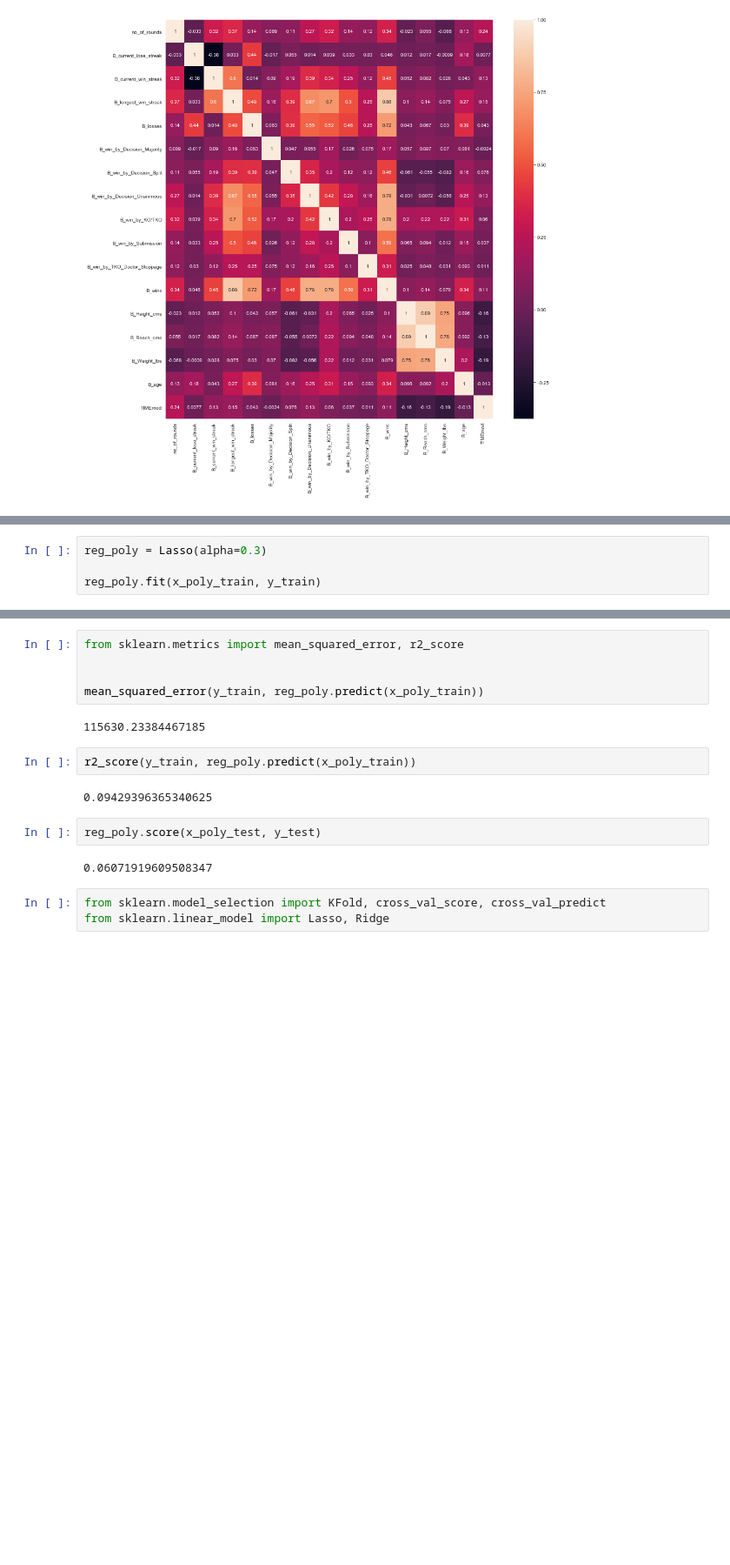
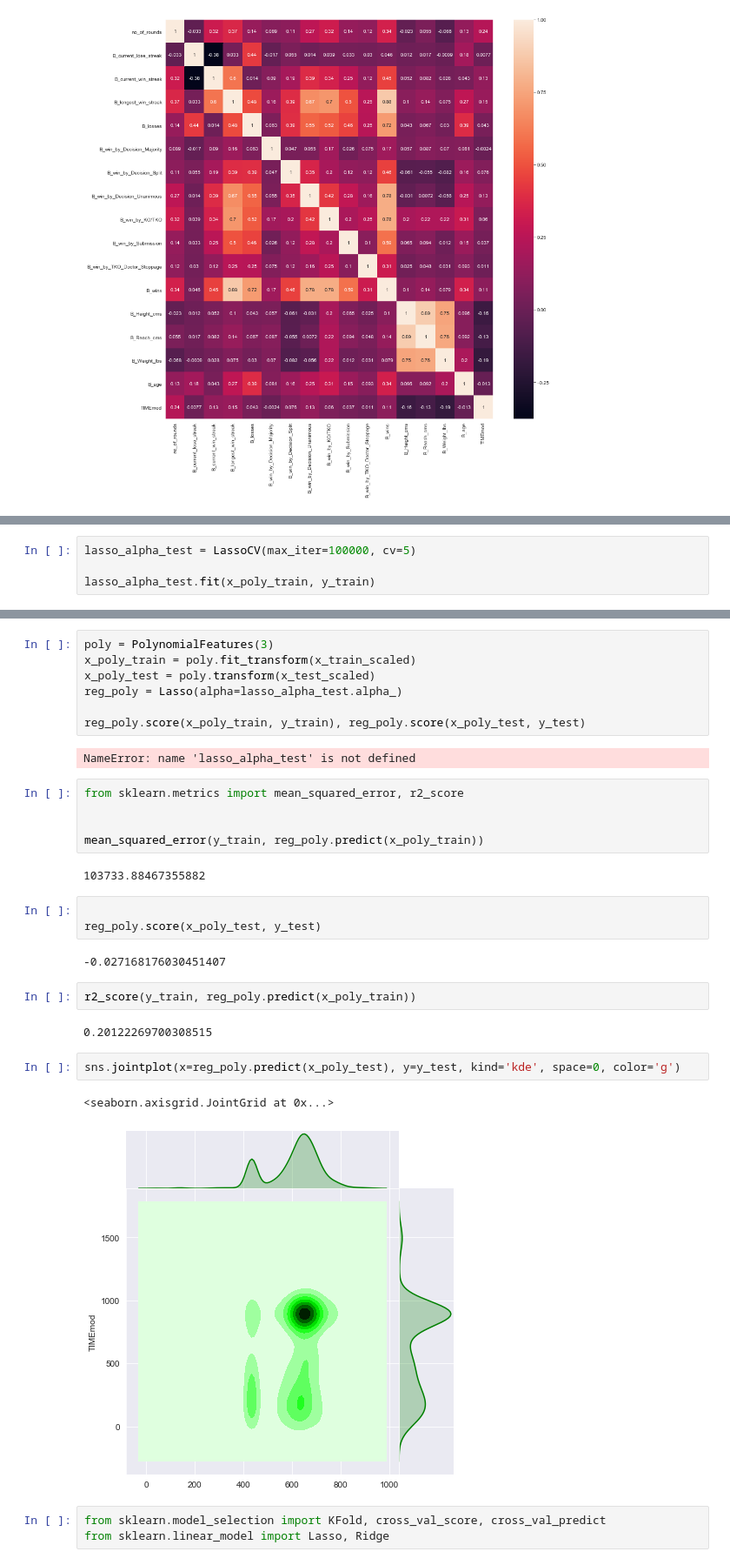
Before and after one commit to FilipPreo/UFC-Fight-Duration-Analysis, a Jupyter notebook: EDA_Ioana.ipynb, the cells around one changed output, grey strips where cells are left out. Shown: that part at 87% size. Cells and saved outputs as stored; diff of their text form; blank space fills up the shorter version.

Commit message:
attempted new method using LassoCV

```diff
--- a/EDA_Ioana.ipynb
+++ b/EDA_Ioana.ipynb
@@ -399,4 +394,0 @@ x_poly_test = poly.transform(x_test_scaled)
-# %%
-reg_poly = Lasso(alpha=0.3)
-
-reg_poly.fit(x_poly_train, y_train)
@@ -406,0 +395,4 @@ Lasso(alpha=0.3, copy_X=True, fit_intercept=True, max_iter=1000,
+# %%
+lasso_alpha_test = LassoCV(max_iter=100000, cv=5)
+
+lasso_alpha_test.fit(x_poly_train, y_train)
@@ -415,18 +413,33 @@ reg_poly.score(x_poly_test, y_test)
+# %%
+poly = PolynomialFeatures(3)
+x_poly_train = poly.fit_transform(x_train_scaled)
+x_poly_test = poly.transform(x_test_scaled)
+reg_poly = Lasso(alpha=lasso_alpha_test.alpha_)
+
+reg_poly.score(x_poly_train, y_train), reg_poly.score(x_poly_test, y_test)
+# %% [output]
+NameError: name 'lasso_alpha_test' is not defined
 # %%
 from sklearn.metrics import mean_squared_error, r2_score
 
 
 mean_squared_error(y_train, reg_poly.predict(x_poly_train))
 # %% [output]
-115630.23384467185
+103733.88467355882
+# %%
+
+reg_poly.score(x_poly_test, y_test)
+# %% [output]
+-0.027168176030451407
 # %%
 r2_score(y_train, reg_poly.predict(x_poly_train))
 # %% [output]
-0.09429396365340625
+0.20122269700308515
-# %%
-reg_poly.score(x_poly_test, y_test)
-# %% [output]
-0.06071919609508347
+# %%
+sns.jointplot(x=reg_poly.predict(x_poly_test), y=y_test, kind='kde', space=0, color='g')
+# %% [output]
+<seaborn.axisgrid.JointGrid at 0x...>
+[figure, added]
 # %%
 from sklearn.model_selection import KFold, cross_val_score, cross_val_predict
 from sklearn.linear_model import Lasso, Ridge
```
Also changed, not shown: parts of 6 cells of this notebook, 1 other file.
